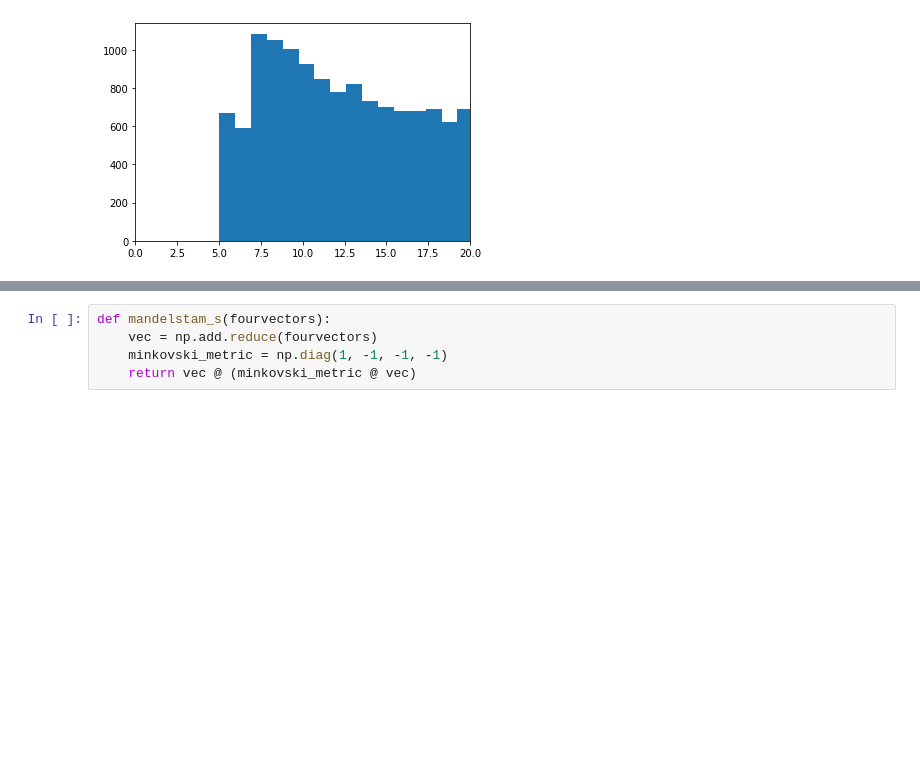
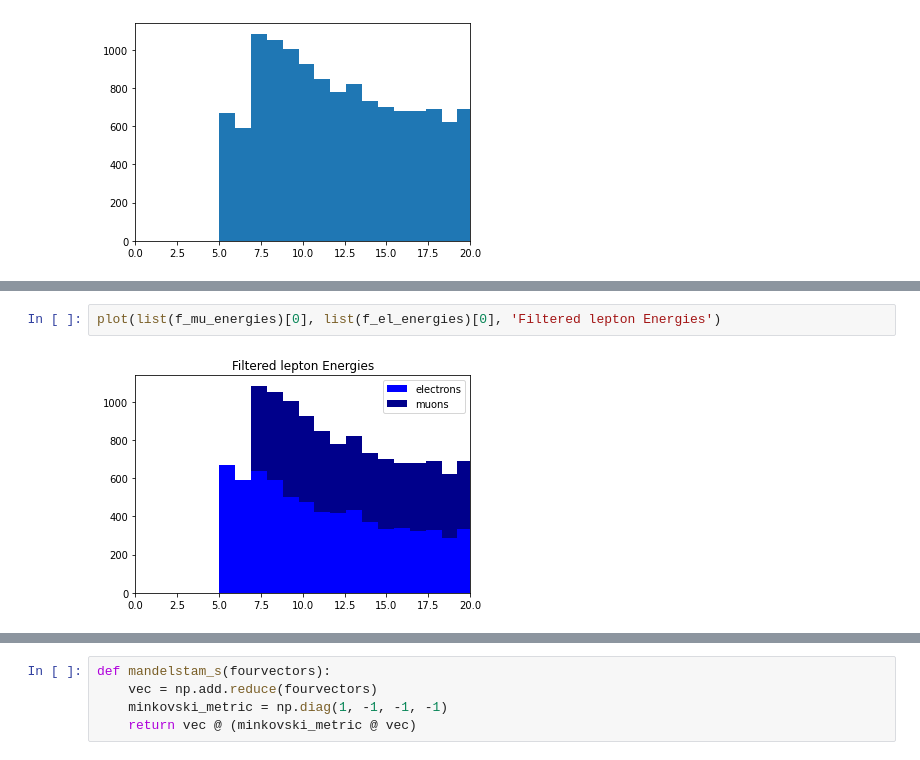
Before and after one commit to Phylex/FunctionalDataAnalysisExample, a Jupyter notebook: FunctionalExercise07.ipynb, the cells around one changed output, grey strips where cells are left out. Saved outputs shown, nothing was run; the diff lists cells and outputs as text; blank space fills up the shorter version.

```diff
--- a/FunctionalExercise07.ipynb
+++ b/FunctionalExercise07.ipynb
@@ -916,0 +960,4 @@ This is code that I have not yet incorporated and that is left over from a previ
+# %%
+plot(list(f_mu_energies)[0], list(f_el_energies)[0], 'Filtered lepton Energies')
+# %% [output]
+[figure, added]
```
Also changed, not shown: parts of 24 cells of this notebook.
